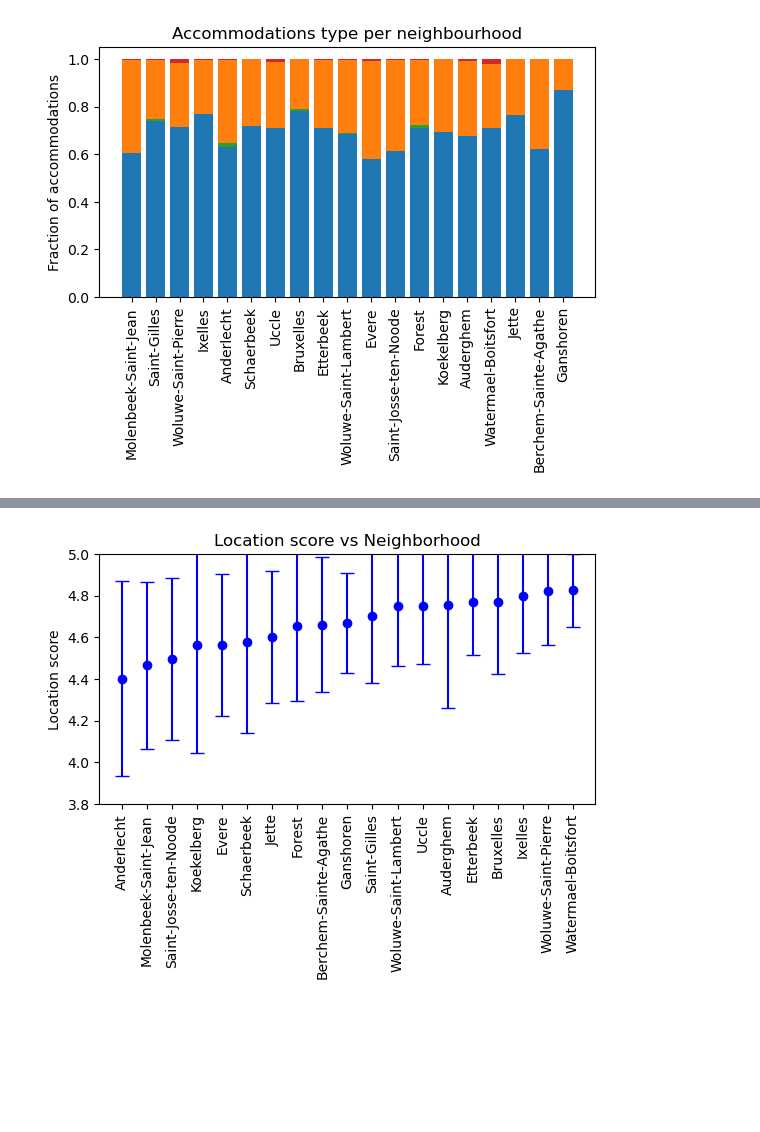
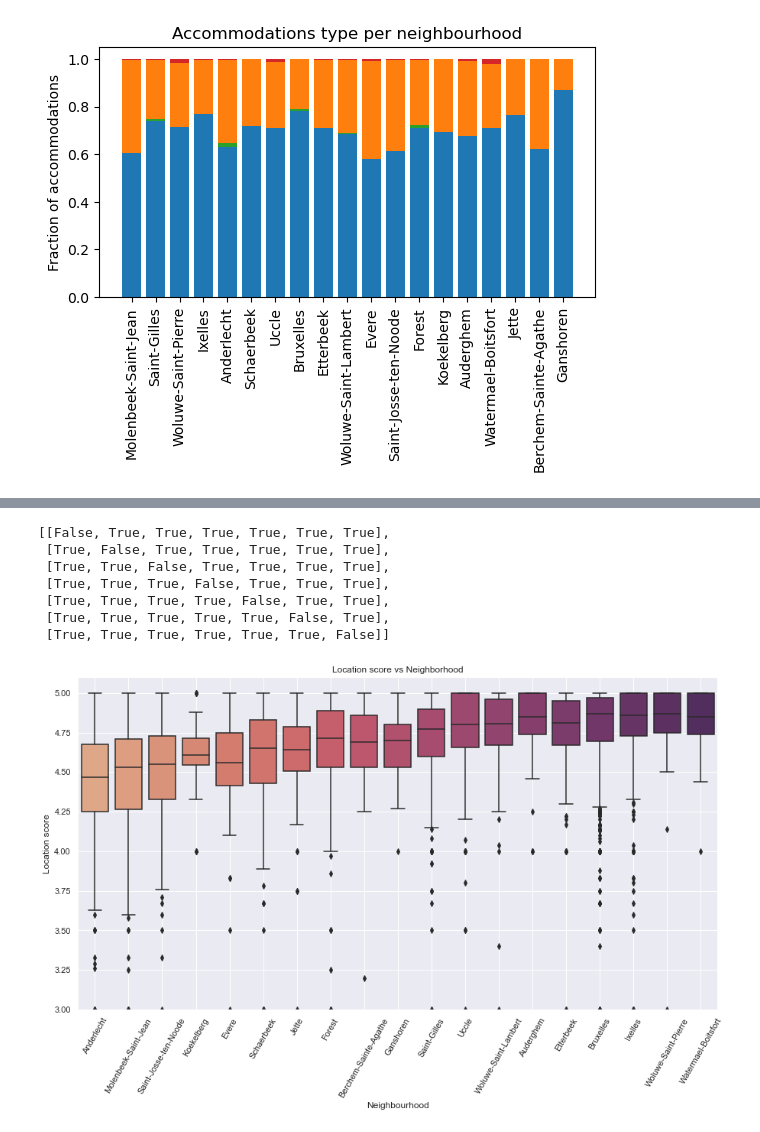
Before and after one commit to AlexLu94/MyDataAnalysisPortfolio, a Jupyter notebook: airbnb_in_brussels/analysis.ipynb, the cells around one changed output, grey strips where cells are left out. Drawn from its saved outputs; the diff is of its cells as text; code cells hidden in the pictures; blank space fills up the shorter version.

```diff
--- a/airbnb_in_brussels/analysis.ipynb
+++ b/airbnb_in_brussels/analysis.ipynb
@@ -79,9 +80,13 @@ We observe that the score assigned to the communication experience is inversely
 import pandas as pd
 import matplotlib.pyplot as plt
 import matplotlib.colors as mcolors
+import numpy as np
 import pingouin as pg
+import seaborn as sns
 
 from collections import defaultdict
+
+sns.set_theme(palette='flare', style='darkgrid')
 
 filename = "listings.csv"
 cols=["host_id","host_since","host_response_time","host_response_rate",
@@ -192,27 +200,33 @@ plt.savefig('correlation_scores.png')
+# %%
+[[i!=j for i in range(7)] for j in range(7)]
+# %% [output]
+[[False, True, True, True, True, True, True],
+ [True, False, True, True, True, True, True],
+ [True, True, False, True, True, True, True],
+ [True, True, True, False, True, True, True],
+ [True, True, True, True, False, True, True],
+ [True, True, True, True, True, False, True],
+ [True, True, True, True, True, True, False]]
 # %%
-# Extract the location score for each neighborhood
+# Plot the location score for each neighborhood
 
 neighborhoods = data["neighbourhood_cleansed"].unique()
 
 mean_total = data.groupby('neighbourhood_cleansed')['review_scores_location'].mean()
-std_total  = data.groupby('neighbourhood_cleansed')['review_scores_location'].std()
 mean_per_neighborhood = [mean_total[entry] for entry in neighborhoods]
-std_per_neighborhood  = [std_total[entry] for entry in neighborhoods]
 
 # Sort by mean score
 sorted_indexes = [i for i, _ in sorted(enumerate(mean_per_neighborhood), key=lambda x:x[1])]
-neighborhoods = [neighborhoods[idx] for idx in sorted_indexes]
-mean_per_neighborhood = [mean_per_neighborhood[idx] for idx in sorted_indexes]
-std_per_neighborhood  = [std_per_neighborhood[idx] for idx in sorted_indexes]
+neighborhoods  = [neighborhoods[idx] for idx in sorted_indexes]
 
-for i in range(len(neighborhoods)):
-    plt.errorbar(i, mean_per_neighborhood[i], yerr=std_per_neighborhood[i], fmt='o', color='blue', ecolor='blue', capsize=5)
-plt.ylim(3.8, 5)
-plt.xticks(range(len(neighborhoods)), neighborhoods, rotation=90)
+plt.subplots(figsize=(15, 8))
+sns.boxplot(data = data, x='neighbourhood_cleansed', y='review_scores_location', order=neighborhoods, palette='flare')
+plt.ylim(3, 5.1)
+plt.xticks(range(len(neighborhoods)), neighborhoods, rotation=60)
+plt.grid(visible=True, axis='both')
 plt.ylabel("Location score")
-plt.gcf().set_figheight(5)
-plt.gcf().subplots_adjust(bottom=0.38)
+plt.xlabel("Neighbourhood")
 plt.title("Location score vs Neighborhood")
-plt.savefig('neighborhoods_scores.png')
+plt.savefig('neighborhoods_scores.png', bbox_inches="tight")
 # %% [output]
-[figure, old version]
+[figure, new version]
```
Also changed, not shown: parts of 5 cells of this notebook, 2 other files.
